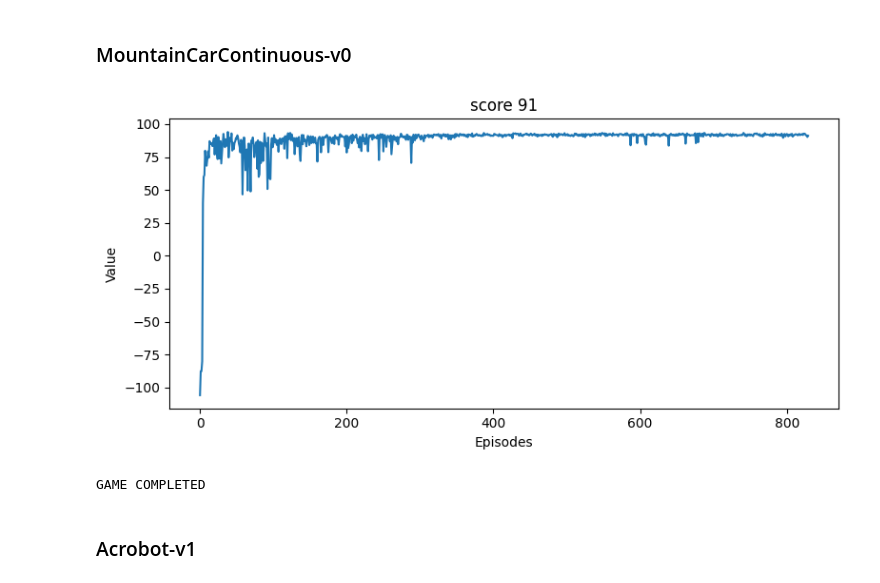
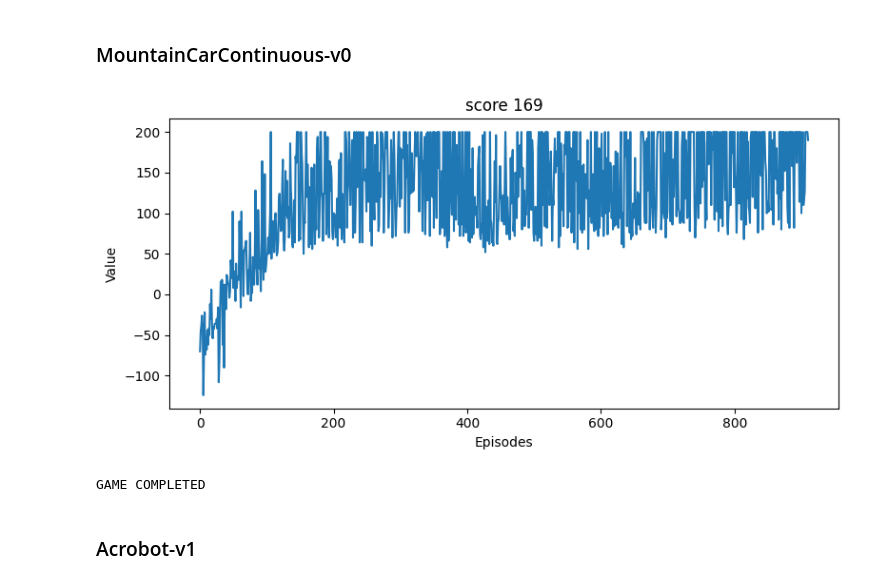
Before and after one commit to mischamez48/PRL_PPO-SAC_ImplPRL_PPO-SAC_Implementationementation, a Jupyter notebook: ppo.ipynb, the cells around one changed output. Cells and saved outputs as stored; diff of their text form; code cells hidden in the pictures.

```diff
--- a/ppo.ipynb
+++ b/ppo.ipynb
@@ -3,9 +3,9 @@ import gym
 from ppo import PPOAgent
 from ActionNormalizer import (ActionNormalizer)
 # %%
-# env = gym.make("Pendulum-v1")  # initializing environment
-# # env's parameters
-# print("Action space:", env.action_space)
-# print("Action sample:", env.action_space.sample())
-# print("Observations space:", env.observation_space)
-# print("Observation sample:", env.observation_space.sample())
+env = gym.make("MountainCarContinuous-v0")  # initializing environment
+# env's parameters
+print("Action space:", env.action_space)
+print("Action sample:", env.action_space.sample())
+print("Observations space:", env.observation_space)
+print("Observation sample:", env.observation_space.sample())
@@ -44,32 +49,33 @@ GAME COMPLETED
 # %% [markdown]
 ### MountainCarContinuous-v0
 # %%
+# Testing the environment with reward modified
 def make_env():
-    # environment
-    env_id = "MountainCarContinuous-v0"
+    env_id = "MountainCar-v0"
     env = gym.make(env_id)
     return env
 
 agent = PPOAgent(
     make_env,
     obs_dim = 2,
-    act_dim = 1,
+    act_dim = 3,
     gamma = 0.99,
     lamda = 0.95,
-    entropy_coef = 0.003,
+    entropy_coef = 0.005,
     epsilon = 0.2,
     vf_coef= 0.5,
-    rollout_len = 1000,#
-    total_rollouts = 50000,
-    num_epochs = 64,
-    batch_size = 1000,
-    continuous = True,
-    solved_reward = 92,
-    actor_lr = 1e-3,
-    critic_lr = 5e-3,
+    rollout_len= 2048,
+    total_rollouts = 2000,
+    num_epochs = 10,
+    batch_size = 64,
+    continuous = False,
+    solved_reward = 160,
+    actor_lr = 3e-4,
+    critic_lr = 1e-3,
+    plot_interval = 1,
 )
 
 agent.train()
 # %% [output]
-[figure, old version]
+[figure, new version]
 GAME COMPLETED
```
Also changed, not shown: parts of 4 cells of this notebook, 3 other files.
